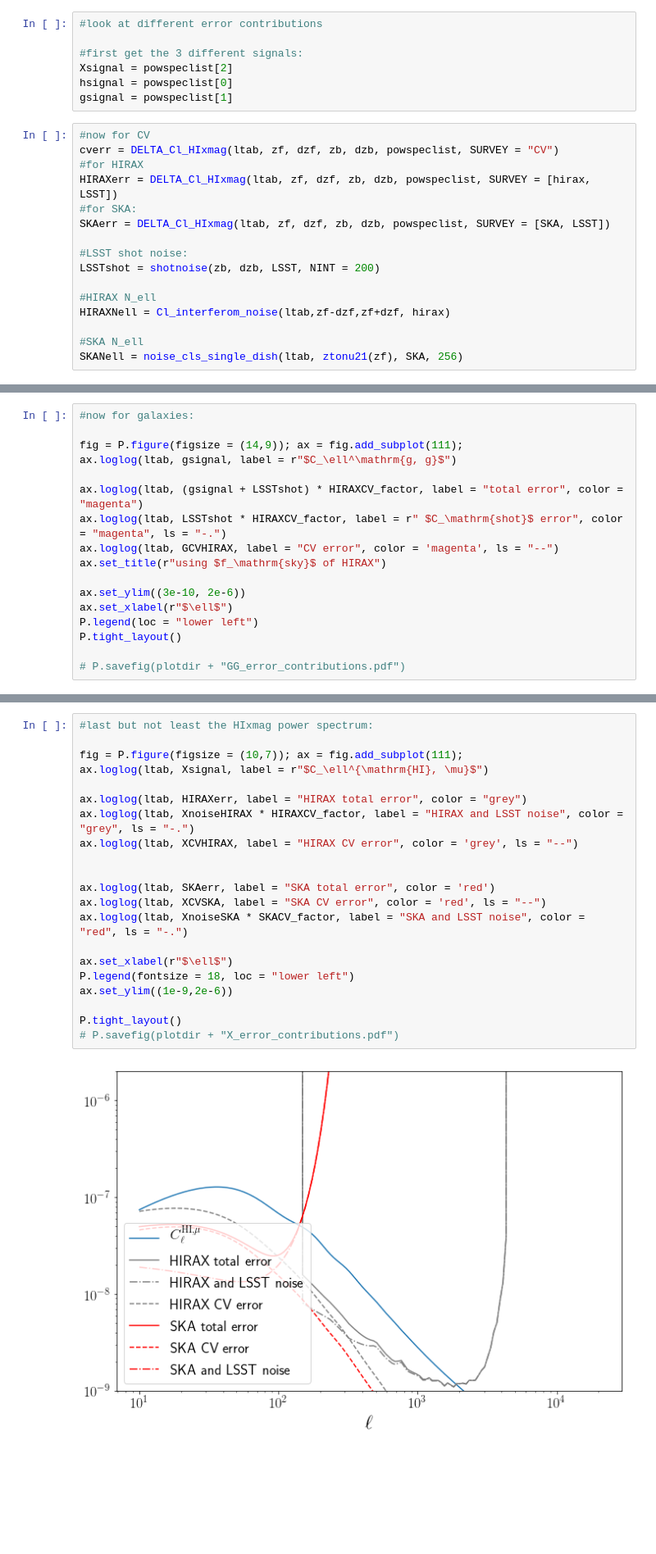
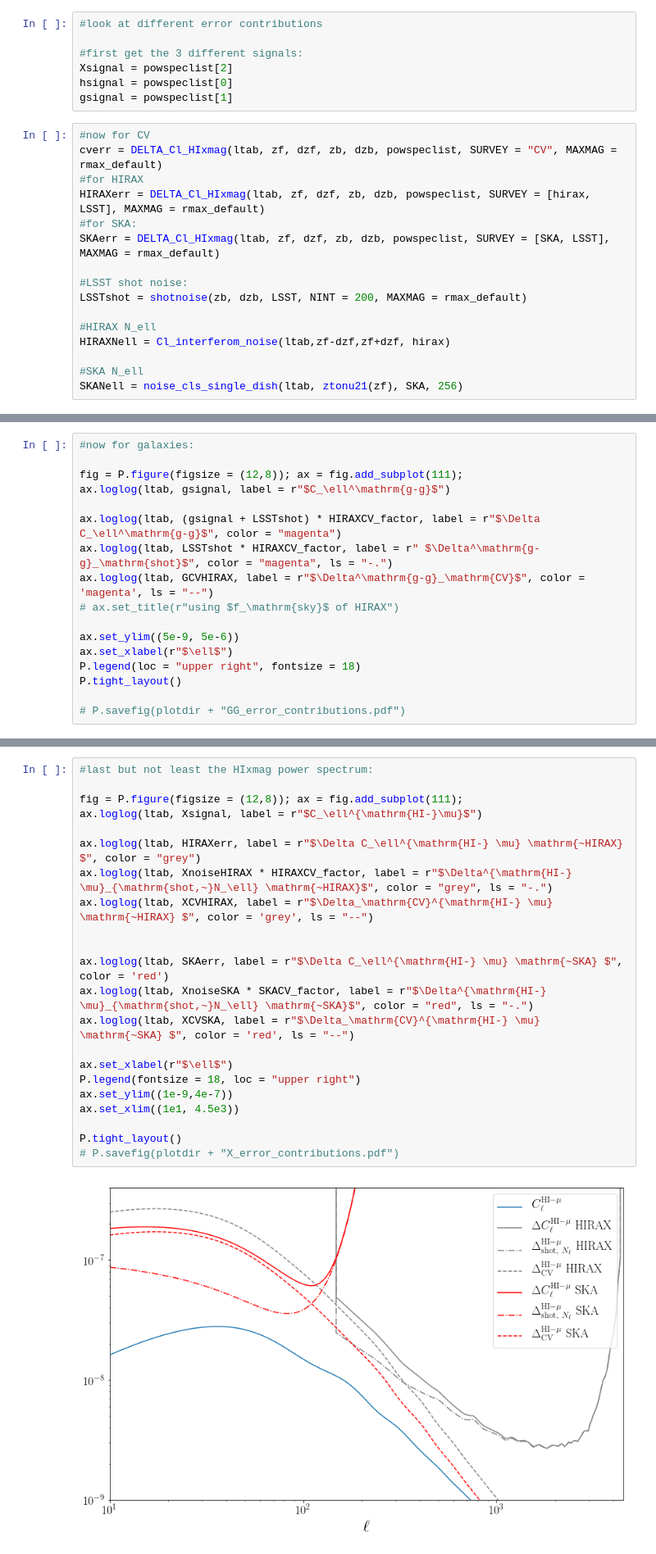
Before and after one commit to amadeuswi/MagBias, a Jupyter notebook: S2N.ipynb, the cells around one changed output, grey strips where cells are left out. Shown at 82% size. Cells and saved outputs as stored; diff of their text form; blank space fills up the shorter version.

```diff
--- a/S2N.ipynb
+++ b/S2N.ipynb
@@ -553,14 +874,14 @@ hsignal = powspeclist[0]
 gsignal = powspeclist[1]
 # %%
 #now for CV
-cverr = DELTA_Cl_HIxmag(ltab, zf, dzf, zb, dzb, powspeclist, SURVEY = "CV")
+cverr = DELTA_Cl_HIxmag(ltab, zf, dzf, zb, dzb, powspeclist, SURVEY = "CV", MAXMAG = rmax_default)
 #for HIRAX
-HIRAXerr = DELTA_Cl_HIxmag(ltab, zf, dzf, zb, dzb, powspeclist, SURVEY = [hirax, LSST])
+HIRAXerr = DELTA_Cl_HIxmag(ltab, zf, dzf, zb, dzb, powspeclist, SURVEY = [hirax, LSST], MAXMAG = rmax_default)
 #for SKA:
-SKAerr = DELTA_Cl_HIxmag(ltab, zf, dzf, zb, dzb, powspeclist, SURVEY = [SKA, LSST])
+SKAerr = DELTA_Cl_HIxmag(ltab, zf, dzf, zb, dzb, powspeclist, SURVEY = [SKA, LSST], MAXMAG = rmax_default)
 
 #LSST shot noise:
-LSSTshot = shotnoise(zb, dzb, LSST, NINT = 200)
+LSSTshot = shotnoise(zb, dzb, LSST, NINT = 200, MAXMAG = rmax_default)
 
 #HIRAX N_ell
 HIRAXNell = Cl_interferom_noise(ltab,zf-dzf,zf+dzf, hirax)
@@ -625,17 +957,17 @@ P.tight_layout()
 # %%
 #now for galaxies:
 
-fig = P.figure(figsize = (14,9)); ax = fig.add_subplot(111);
-ax.loglog(ltab, gsignal, label = r"$C_\ell^\mathrm{g, g}$")
+fig = P.figure(figsize = (12,8)); ax = fig.add_subplot(111);
+ax.loglog(ltab, gsignal, label = r"$C_\ell^\mathrm{g-g}$")
 
-ax.loglog(ltab, (gsignal + LSSTshot) * HIRAXCV_factor, label = "total error", color = "magenta")
-ax.loglog(ltab, LSSTshot * HIRAXCV_factor, label = r" $C_\mathrm{shot}$ error", color = "magenta", ls = "-.")
-ax.loglog(ltab, GCVHIRAX, label = "CV error", color = 'magenta', ls = "--")
-ax.set_title(r"using $f_\mathrm{sky}$ of HIRAX")
+ax.loglog(ltab, (gsignal + LSSTshot) * HIRAXCV_factor, label = r"$\Delta C_\ell^\mathrm{g-g}$", color = "magenta")
+ax.loglog(ltab, LSSTshot * HIRAXCV_factor, label = r" $\Delta^\mathrm{g-g}_\mathrm{shot}$", color = "magenta", ls = "-.")
+ax.loglog(ltab, GCVHIRAX, label = r"$\Delta^\mathrm{g-g}_\mathrm{CV}$", color = 'magenta', ls = "--")
+# ax.set_title(r"using $f_\mathrm{sky}$ of HIRAX")
 
-ax.set_ylim((3e-10, 2e-6))
+ax.set_ylim((5e-9, 5e-6))
 ax.set_xlabel(r"$\ell$")
-P.legend(loc = "lower left")
+P.legend(loc = "upper right", fontsize = 18)
 P.tight_layout()
 
 # P.savefig(plotdir + "GG_error_contributions.pdf")
@@ -644,23 +976,24 @@ P.tight_layout()
 # %%
 #last but not least the HIxmag power spectrum:
 
-fig = P.figure(figsize = (10,7)); ax = fig.add_subplot(111);
-ax.loglog(ltab, Xsignal, label = r"$C_\ell^{\mathrm{HI}, \mu}$")
+fig = P.figure(figsize = (12,8)); ax = fig.add_subplot(111);
+ax.loglog(ltab, Xsignal, label = r"$C_\ell^{\mathrm{HI-}\mu}$")
 
-ax.loglog(ltab, HIRAXerr, label = "HIRAX total error", color = "grey")
-ax.loglog(ltab, XnoiseHIRAX * HIRAXCV_factor, label = "HIRAX and LSST noise", color = "grey", ls = "-.")
-ax.loglog(ltab, XCVHIRAX, label = "HIRAX CV error", color = 'grey', ls = "--")
+ax.loglog(ltab, HIRAXerr, label = r"$\Delta C_\ell^{\mathrm{HI-} \mu} \mathrm{~HIRAX} $", color = "grey")
+ax.loglog(ltab, XnoiseHIRAX * HIRAXCV_factor, label = r"$\Delta^{\mathrm{HI-} \mu}_{\mathrm{shot,~}N_\ell} \mathrm{~HIRAX}$", color = "grey", ls = "-.")
+ax.loglog(ltab, XCVHIRAX, label = r"$\Delta_\mathrm{CV}^{\mathrm{HI-} \mu} \mathrm{~HIRAX} $", color = 'grey', ls = "--")
 
 
-ax.loglog(ltab, SKAerr, label = "SKA total error", color = 'red')
-ax.loglog(ltab, XCVSKA, label = "SKA CV error", color = 'red', ls = "--")
-ax.loglog(ltab, XnoiseSKA * SKACV_factor, label = "SKA and LSST noise", color = "red", ls = "-.")
+ax.loglog(ltab, SKAerr, label = r"$\Delta C_\ell^{\mathrm{HI-} \mu} \mathrm{~SKA} $", color = 'red')
+ax.loglog(ltab, XnoiseSKA * SKACV_factor, label = r"$\Delta^{\mathrm{HI-} \mu}_{\mathrm{shot,~}N_\ell} \mathrm{~SKA}$", color = "red", ls = "-.")
+ax.loglog(ltab, XCVSKA, label = r"$\Delta_\mathrm{CV}^{\mathrm{HI-} \mu} \mathrm{~SKA} $", color = 'red', ls = "--")
 
 ax.set_xlabel(r"$\ell$")
-P.legend(fontsize = 18, loc = "lower left")
-ax.set_ylim((1e-9,2e-6))
+P.legend(fontsize = 18, loc = "upper right")
+ax.set_ylim((1e-9,4e-7))
+ax.set_xlim((1e1, 4.5e3))
 
 P.tight_layout()
 # P.savefig(plotdir + "X_error_contributions.pdf")
 # %% [output]
-[figure, old version]
+[figure, new version]
```
Also changed, not shown: parts of 58 cells of this notebook, 16 other files.
